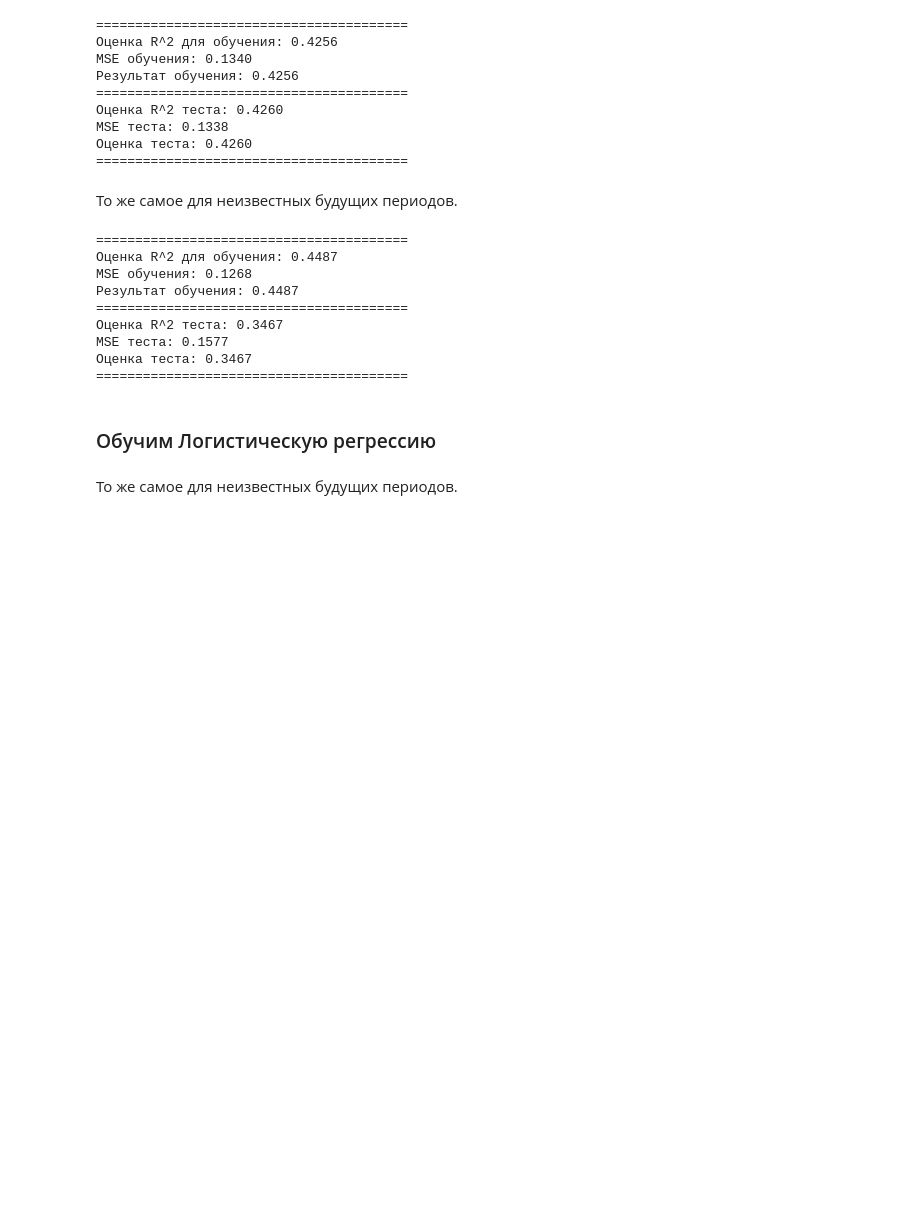
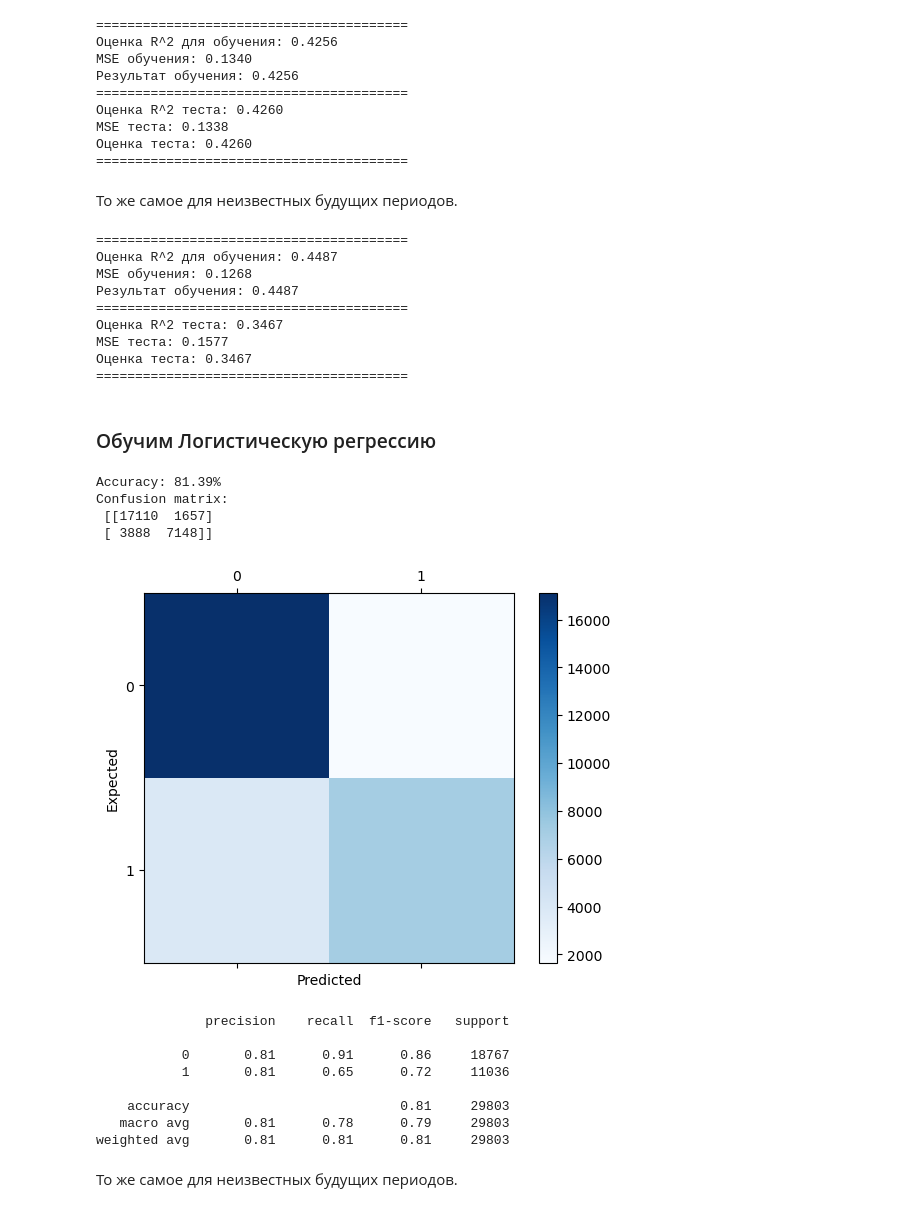
Before and after one commit to eusebioss/eusebioss, a Jupyter notebook: code.ipynb, the cells around one changed output. Saved outputs shown, nothing was run; the diff lists cells and outputs as text; code cells hidden in the pictures; blank space fills up the shorter version.

```diff
--- a/code.ipynb
+++ b/code.ipynb
@@ -555,7 +542,7 @@ df_subset = df_subset.drop(['month_order','arrival_date_year','arrival_date_day_
 # %%
 from sklearn.model_selection import GridSearchCV
 
-def train(x_train, y_train, model_type='random_forest', random_state=0):
+def train(x_train, y_train, model_type='random_forest', random_state=0, estimators=[]):
     """
     Обучаем модели классификации на входных признаках и метках с помощью заданного алгоритма.
 
@@ -576,15 +563,11 @@ def train(x_train, y_train, model_type='random_forest', random_state=0):
     elif model_type == 'linear_regression':
         model = LinearRegression()
     elif model_type == 'voting_classifier':
-        # Создание voting_classifier с использованием дерева решений и случайного леса
-        rfc = RandomForestClassifier(random_state=random_state)
-        lrc = LogisticRegression(solver='newton-cholesky', max_iter=500)
-        svc = SVC(gamma='auto', probability=True)
-        model = VotingClassifier(estimators=[('lrc', lrc), ('rfc', rfc), ('svc', svc)], voting='soft')
+        model = VotingClassifier(estimators=estimators, voting='soft')
     elif model_type == 'logistic_regression':
         model = LogisticRegression(solver='newton-cholesky', max_iter=500)
     elif model_type == 'SVM':
-        model = SVC(gamma='auto')
+        model = SVC(kernel='sigmoid', gamma='auto', probability=True)
     else:
         raise ValueError(f"Неверный тип модели: {model_type}")
 
@@ -822,8 +807,43 @@ MSE теста: 0.1577
 ========================================
 # %% [markdown]
 ### Обучим Логистическую регрессию
+# %%
+def LogReport(model, x_test, y_test):
+    y_pred = model.predict(x_test)
+    accuracy = accuracy_score(y_test, y_pred)
+    print("Accuracy: %.2f%%" % (accuracy * 100.0))
+
+    conf_mat = confusion_matrix(y_true=y_test, y_pred=y_pred)
+    print('Confusion matrix:\n', conf_mat)
+
+    fig = plt.figure()
+    ax = fig.add_subplot(111)
+    cax = ax.matshow(conf_mat, cmap=plt.cm.Blues)
+    fig.colorbar(cax)
+    plt.xlabel('Predicted')
+    plt.ylabel('Expected')
+    plt.show()
+
+    report = classification_report(y_test, y_pred)
+    print(report)
 # %%
 clf_log = train(x_train, y_train, model_type='logistic_regression')
+# %%
+LogReport(clf_log, x_test, y_test)
+# %% [output]
+Accuracy: 81.39%
+Confusion matrix:
+ [[17110  1657]
+ [ 3888  7148]]
+[figure, added]
+              precision    recall  f1-score   support
+
+           0       0.81      0.91      0.86     18767
+           1       0.81      0.65      0.72     11036
+
+    accuracy                           0.81     29803
+   macro avg       0.81      0.78      0.79     29803
+weighted avg       0.81      0.81      0.81     29803
 # %% [markdown]
 То же самое для неизвестных будущих периодов.
 # %%
```
Also changed, not shown: parts of 22 cells of this notebook.
